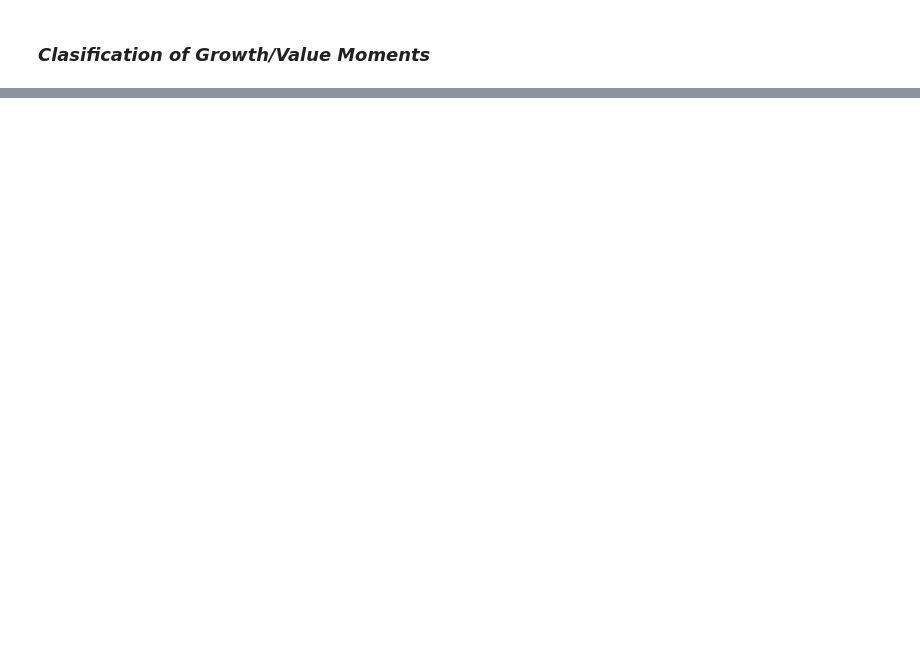
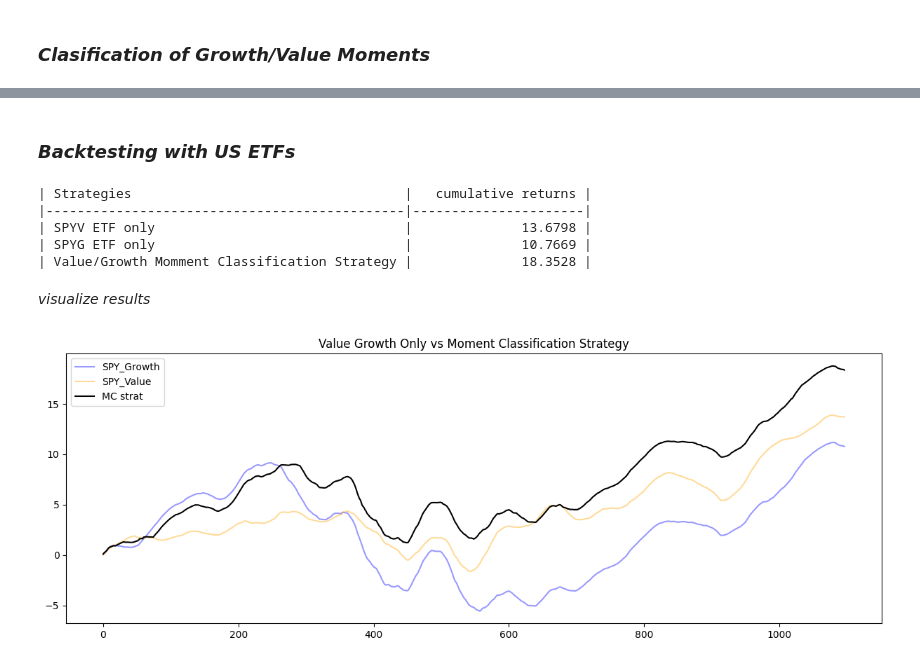
Before and after one commit to rvargas42/Value_Growth_Challenge_ETSFactory, a Jupyter notebook: Research/value_growth_moment_detection.ipynb, the cells around one changed output, grey strips where cells are left out. Saved outputs shown, nothing was run; the diff lists cells and outputs as text; code cells hidden in the pictures; blank space fills up the shorter version.

Commit message:
Research: Finished main strategy

```diff
--- a/Research/value_growth_moment_detection.ipynb
+++ b/Research/value_growth_moment_detection.ipynb
@@ -206,0 +232,44 @@ plt.legend(["SPYGV_midpoint", "predictions"])
+# %% [markdown]
+### _Backtesting with US ETFs_
+# %%
+# Calculate cumulative returns for independent assets
+from tabulate import tabulate
+
+SPYG_cret = SPYG[y_test.index].cumsum()
+SPYV_cret = SPYV[y_test.index].cumsum()
+STRAT_cret = []
+for i in range(len(SPYG_cret)):
+    if predictions[i] == 1:
+        STRAT_cret.append(SPYG[y_test.index][i])
+    else:
+        STRAT_cret.append(SPYV[y_test.index][i])
+
+STRAT_cret = np.cumsum(STRAT_cret)
+backtest_results = [
+    ["SPYV ETF only", SPYV_cret.values[-1]],
+    ["SPYG ETF only", SPYG_cret.values[-1]],
+    ["Value/Growth Momment Classification Strategy", STRAT_cret[-1]]
+]
+
+headers = ["Strategies","cumulative returns"]
+print(tabulate(backtest_results, headers, tablefmt="github"))
+# %% [output]
+| Strategies                                   |   cumulative returns |
+|----------------------------------------------|----------------------|
+| SPYV ETF only                                |              13.6798 |
+| SPYG ETF only                                |              10.7669 |
+| Value/Growth Momment Classification Strategy |              18.3528 |
+# %% [markdown]
+_visualize results_
+# %%
+fig = plt.figure(figsize=(15,5))
+
+plt.plot(SPYG_cret.values, color="blue", alpha=0.4)
+plt.plot(SPYV_cret.values, color="orange", alpha=0.4)
+plt.plot(STRAT_cret, color="black")
+tittle = "Value Growth Only vs Moment Classification Strategy"
+plt.title(tittle)
+plt.legend(["SPY_Growth", "SPY_Value", "MC strat"])
+plt.savefig(os.path.join(root_dir, "charts", f"{tittle.replace(" ", "_")}.png"))
+# %% [output]
+[figure, added]
```
Also changed, not shown: parts of 13 cells of this notebook, 4 other files.
